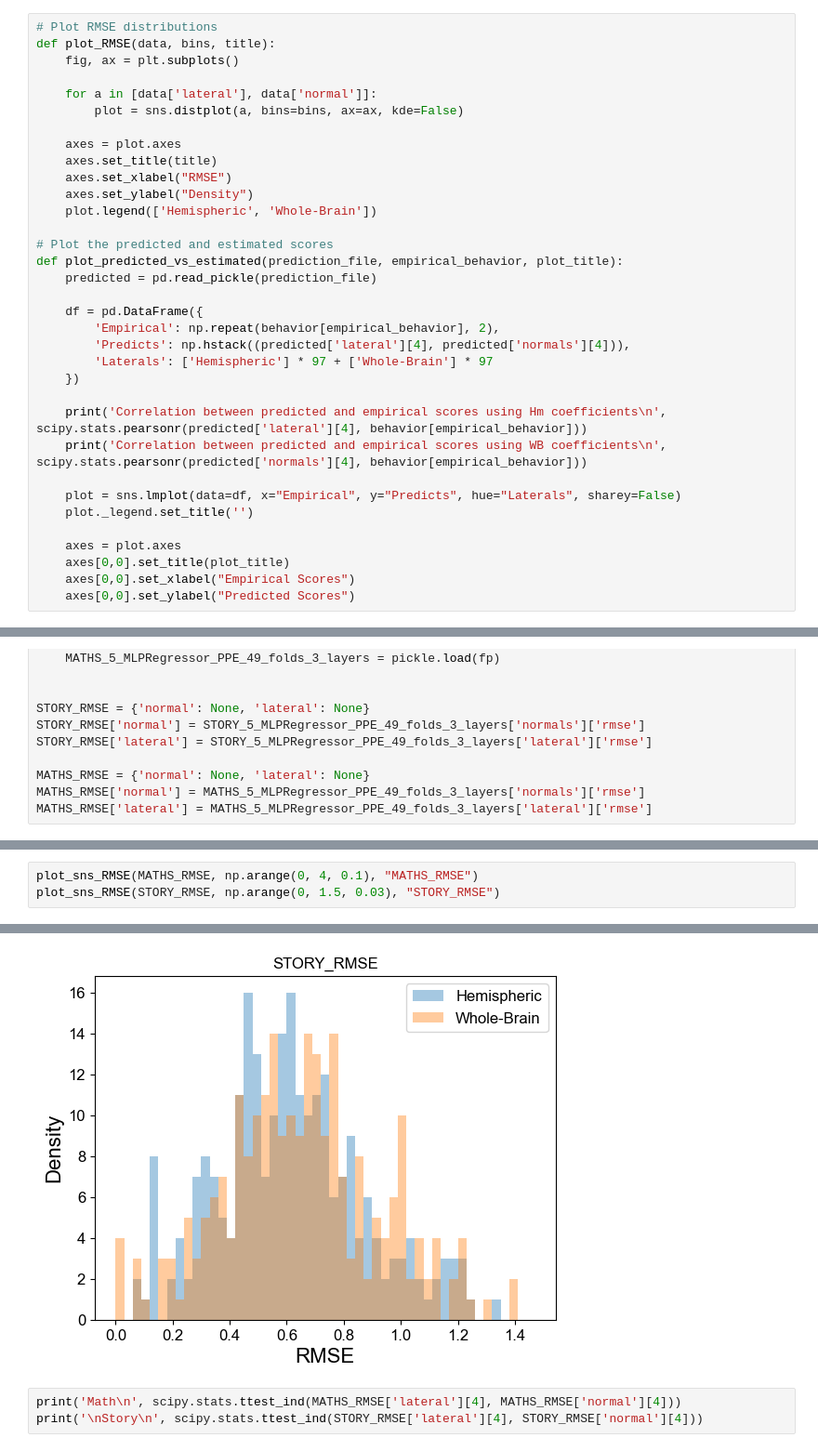
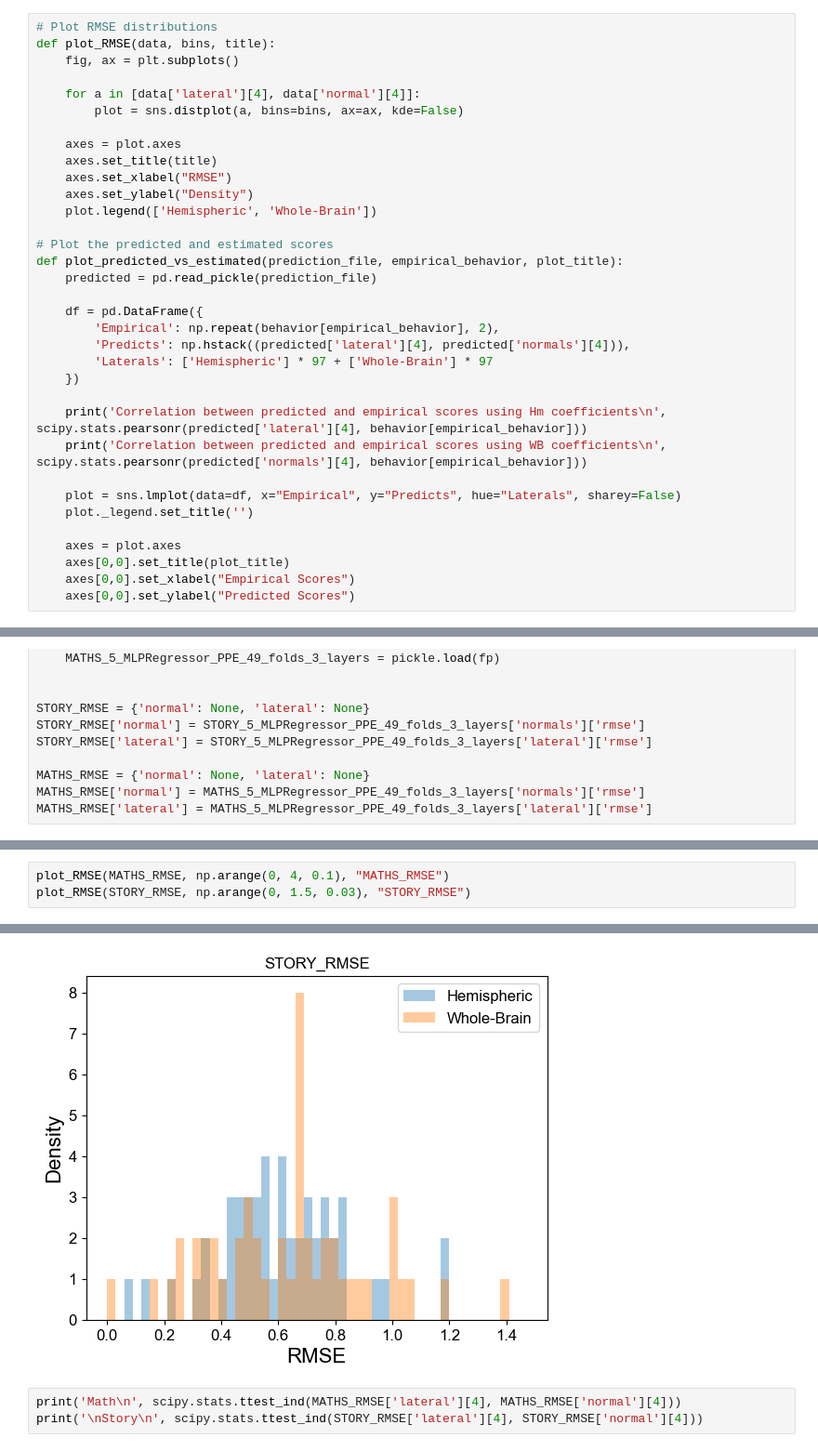
Before and after one commit to seong-hah-cho/proximity-designs, a Jupyter notebook: assignment_2.ipynb, the cells around one changed output, grey strips where cells are left out. Shown at 93% size. Drawn from its saved outputs; the diff is of its cells as text.

```diff
--- a/assignment_2.ipynb
+++ b/assignment_2.ipynb
@@ -868,7 +862,7 @@ def get_performance_measures(task_name, coef, behavior, indices, filter_regions)
 def plot_RMSE(data, bins, title):
     fig, ax = plt.subplots()
 
-    for a in [data['lateral'], data['normal']]:
+    for a in [data['lateral'][4], data['normal'][4]]:
         plot = sns.distplot(a, bins=bins, ax=ax, kde=False)
 
     axes = plot.axes
@@ -993,4 +987,4 @@ Ultimately, we care about whether Hm or WB coefficients are better at modeling t
 # %%
-plot_sns_RMSE(MATHS_RMSE, np.arange(0, 4, 0.1), "MATHS_RMSE")
-plot_sns_RMSE(STORY_RMSE, np.arange(0, 1.5, 0.03), "STORY_RMSE")
+plot_RMSE(MATHS_RMSE, np.arange(0, 4, 0.1), "MATHS_RMSE")
+plot_RMSE(STORY_RMSE, np.arange(0, 1.5, 0.03), "STORY_RMSE")
 # %% [output]
@@ -998,4 +992,4 @@ plot_sns_RMSE(STORY_RMSE, np.arange(0, 1.5, 0.03), "STORY_RMSE")
-[figure, old version]
+[figure, new version]
 # %%
 print('Math\n', scipy.stats.ttest_ind(MATHS_RMSE['lateral'][4], MATHS_RMSE['normal'][4]))
 print('\nStory\n', scipy.stats.ttest_ind(STORY_RMSE['lateral'][4], STORY_RMSE['normal'][4]))
```
Also changed, not shown: parts of 15 cells of this notebook.
